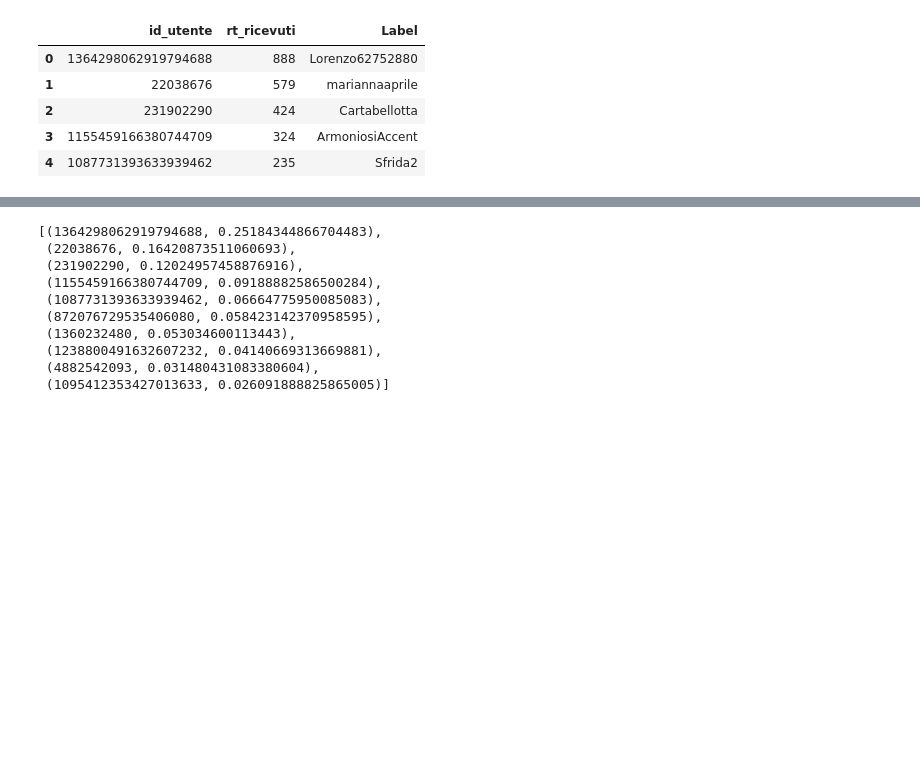
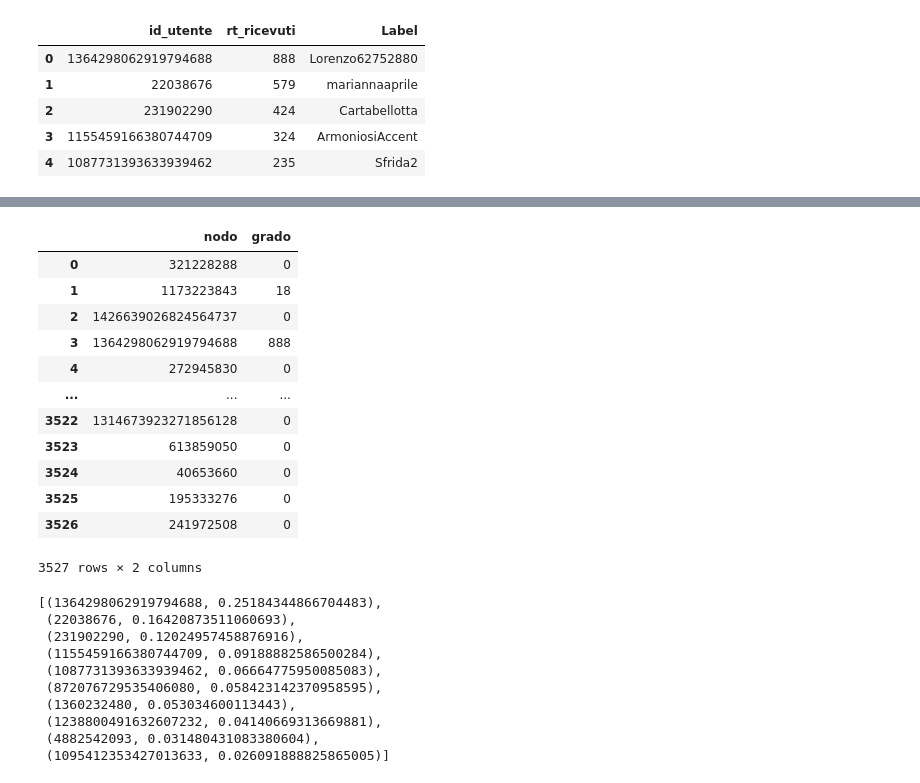
Before and after one commit to ES-git95/SMA-Project, a Jupyter notebook: graph.ipynb, the cells around one changed output, grey strips where cells are left out. Drawn from its saved outputs; the diff is of its cells as text; code cells hidden in the pictures; blank space fills up the shorter version.

```diff
--- a/graph.ipynb
+++ b/graph.ipynb
@@ -381,3 +423,19 @@ top5_HUBS
+# %%
+pd.DataFrame(G_directed.in_degree(),columns=["nodo","grado"])
+# %% [output]
+|  | nodo | grado |
+| 0 | 321228288 | 0 |
+| 1 | 1173223843 | 18 |
+| 2 | 1426639026824564737 | 0 |
+| 3 | 1364298062919794688 | 888 |
+| 4 | 272945830 | 0 |
+| ... | ... | ... |
+| 3522 | 1314673923271856128 | 0 |
+| 3523 | 613859050 | 0 |
+| 3524 | 40653660 | 0 |
+| 3525 | 195333276 | 0 |
+| 3526 | 241972508 | 0 |
+3527 rows × 2 columns
 # %%
 #The in-degree centrality for a node v is the fraction of nodes its incoming edges are connected to
 #top10 dei nodi con il maggior numero di archi entranti (i più retwettati)--> HUBS
```
Also changed, not shown: parts of 8 cells of this notebook.
